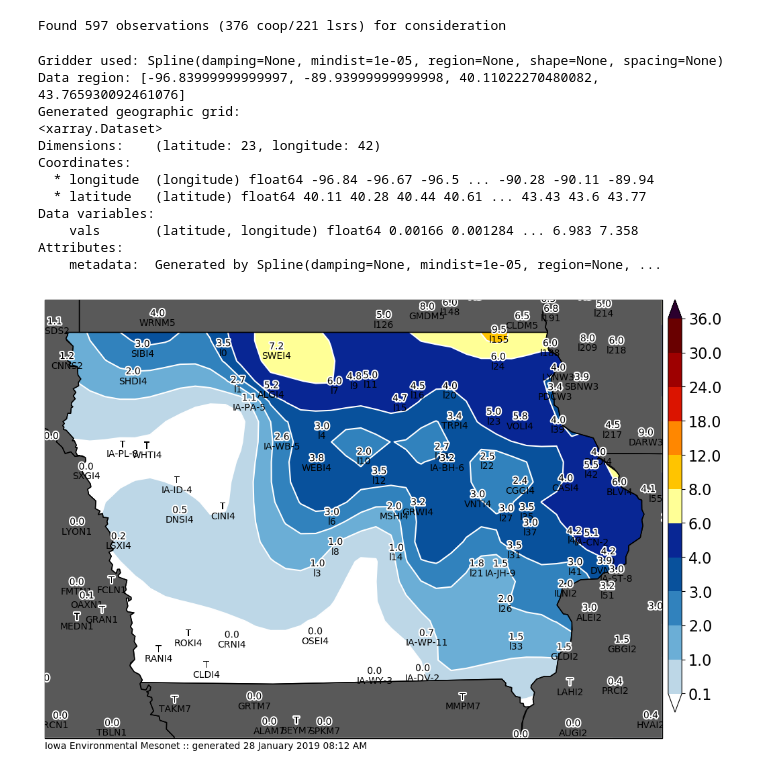
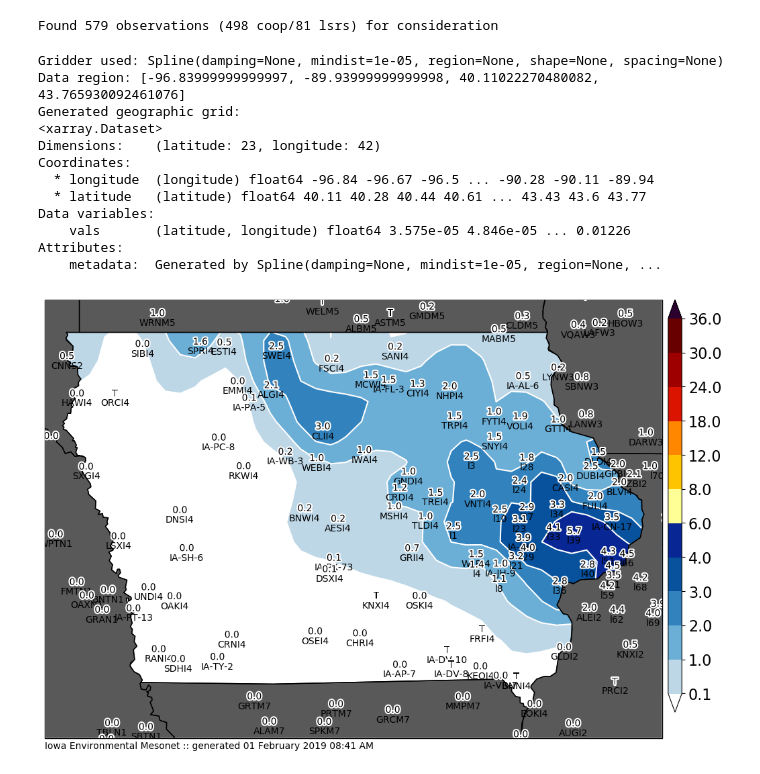
Before and after one commit to akrherz/DEV, a Jupyter notebook: coop/feature_snowfall_analysis.ipynb, the cells around one changed output. Drawn from its saved outputs; the diff is of its cells as text; code cells hidden in the pictures.

```diff
--- a/coop/feature_snowfall_analysis.ipynb
+++ b/coop/feature_snowfall_analysis.ipynb
@@ -78,9 +78,9 @@ def get_coop(dates):
     IEM.close()
     return data
 
-crows = get_coop( ['2019-01-28', '2019-01-28'] )
-sts = utc(2019, 1, 27, 18)
-ets = utc(2019, 1, 29, 12, 0)
+crows = get_coop( ['2019-02-01', '2019-02-01'] )
+sts = utc(2019, 1, 31, 21)
+ets = utc(2019, 2, 28, 12, 0)
 lrows = get_lsrs(sts, ets)
 
 df = pd.DataFrame(crows + lrows)
@@ -123,14 +123,19 @@ dfall = df
 #    dfall = pd.concat([df, pd.DataFrame(newrows)], ignore_index=True)
 dfall.set_index('label', inplace=True)
 # %% [output]
-Found 597 observations (376 coop/221 lsrs) for consideration
+Found 579 observations (498 coop/81 lsrs) for consideration
 # %%
-cull = ['l13', 'MABM5', 'l146']
+cull = ['ALXI4', ]
 if cull:
     dfall.at[cull, 'useme'] = False
 
-hardcode = [['l20', 4.],
-            ['WEBI4', 3.8],
+hardcode = [['AESI4', 0.2],
+            ['IWAI4', 1.0],
+            ['NHPI4', 2.0],
+            ['VOLI4', 1.9],
+            ['FSCI4', 0.2],
+            ['IA-AL-6', 0.5],
+
            ]
 for sid, val in hardcode:
     dfall.at[sid, 'val'] = val
@@ -171,35 +176,35 @@ region = [min(ll[0], ul[0]), max(lr[0], ur[0]), min(ll[1], ul[1]), max(ul[1], ur
 print("Data region:", region)
 
 grid = grd.grid(
     region=region,
     spacing=spacing,
     projection=projection,
     dims=["latitude", "longitude"],
     data_names=["vals"],
 )
 print("Generated geographic grid:")
 print(grid)
 m.contourf(grid.longitude, grid.latitude, grid.vals, clevs, cmap=cmap)
 df_useme_plot = df_useme[(df_useme['val']>=0) & (df_useme['val']<12)]
 m.plot_values(
     df_useme_plot['lon'], df_useme_plot['lat'], df_useme_plot['datalabel'],
     '%s', labels=df_useme_plot.index.values,
     textsize=10, labeltextsize=10, labelbuffer=0)
 m.postprocess(filename='test.png')
 # %% [output]
 Gridder used: Spline(damping=None, mindist=1e-05, region=None, shape=None, spacing=None)
 Data region: [-96.83999999999997, -89.93999999999998, 40.11022270480082, 43.765930092461076]
 Generated geographic grid:
 <xarray.Dataset>
 Dimensions:    (latitude: 23, longitude: 42)
 Coordinates:
   * longitude  (longitude) float64 -96.84 -96.67 -96.5 ... -90.28 -90.11 -89.94
   * latitude   (latitude) float64 40.11 40.28 40.44 40.61 ... 43.43 43.6 43.77
 Data variables:
-    vals       (latitude, longitude) float64 0.00166 0.001284 ... 6.983 7.358
+    vals       (latitude, longitude) float64 3.575e-05 4.846e-05 ... 0.01226
 Attributes:
     metadata:  Generated by Spline(damping=None, mindist=1e-05, region=None, ...
-[figure, old version]
+[figure, new version]
 # %%
 # now we are ready to plot!
 
```
Also changed, not shown: parts of 2 cells of this notebook, 1 other file.
